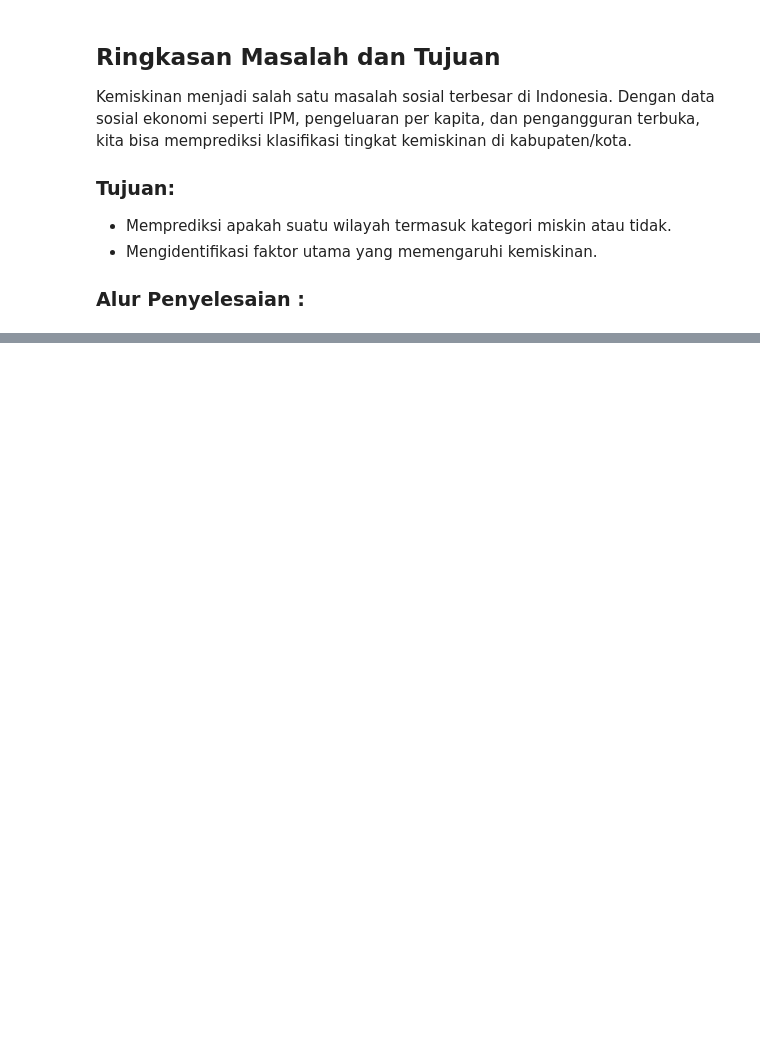
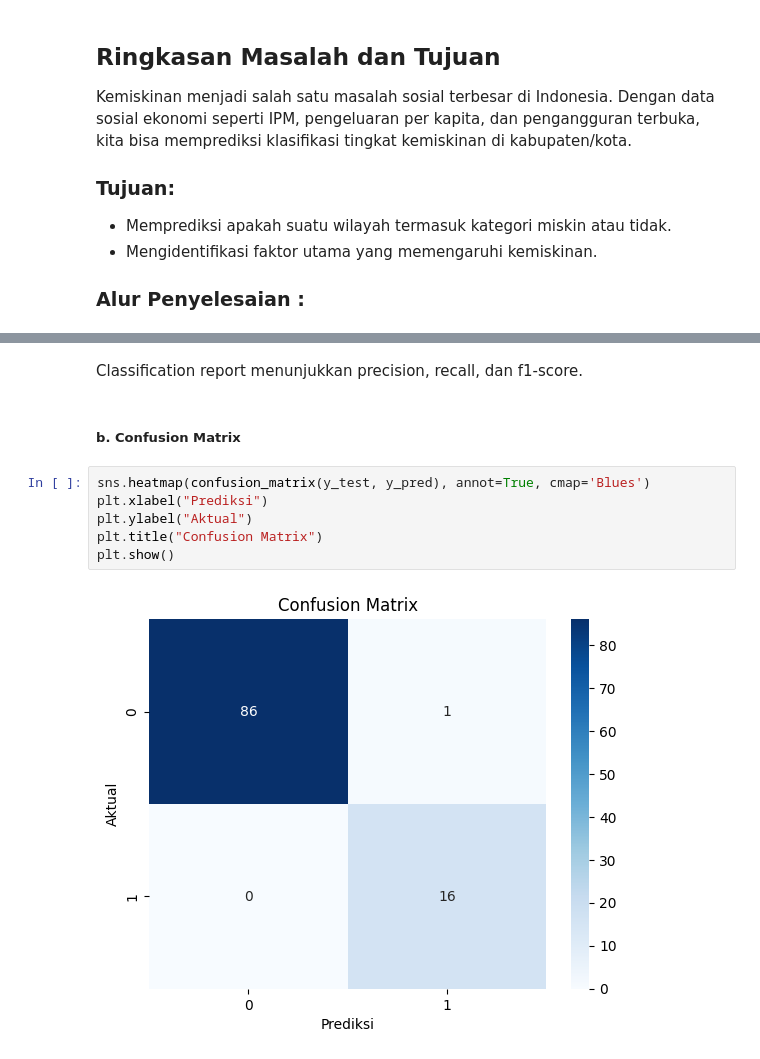
Before and after one commit to ancientphd/praktikum-pembelajaran-mesin, a Jupyter notebook: ML-A11.2023.15187-UAS/klasifikasikemiskinan.ipynb, the cells around one changed output, grey strips where cells are left out. Drawn from its saved outputs; the diff is of its cells as text; blank space fills up the shorter version.

```diff
--- a/ML-A11.2023.15187-UAS/klasifikasikemiskinan.ipynb
+++ b/ML-A11.2023.15187-UAS/klasifikasikemiskinan.ipynb
@@ -71,0 +101,12 @@ y_pred = model.predict(X_test)
+# %% [markdown]
+Classification report menunjukkan precision, recall, dan f1-score.
+# %% [markdown]
+##### b. Confusion Matrix
+# %%
+sns.heatmap(confusion_matrix(y_test, y_pred), annot=True, cmap='Blues')
+plt.xlabel("Prediksi")
+plt.ylabel("Aktual")
+plt.title("Confusion Matrix")
+plt.show()
+# %% [output]
+[figure, added]
```
Also changed, not shown: parts of 31 cells of this notebook.
